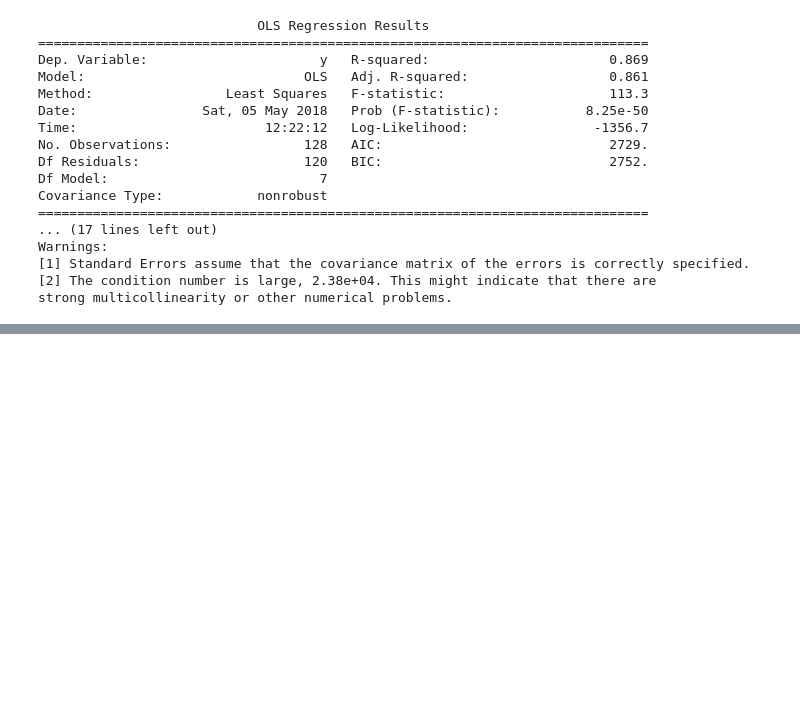
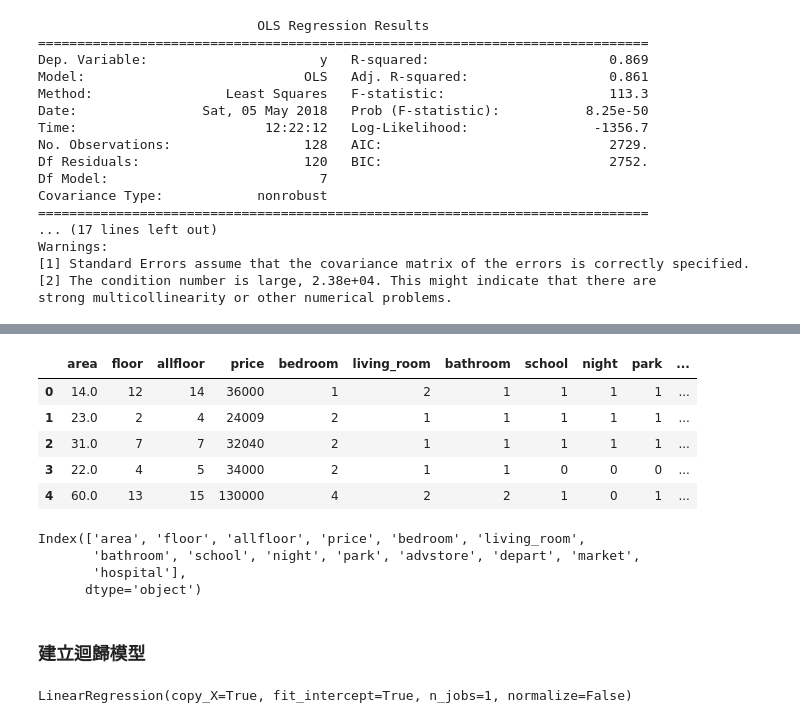
Before and after one commit to ywchiu/tibamepy, a Jupyter notebook: Demo20180505.ipynb, the cells around one changed output, grey strips where cells are left out. Drawn from its saved outputs; the diff is of its cells as text; code cells hidden in the pictures; blank space fills up the shorter version.

```diff
--- a/Demo20180505.ipynb
+++ b/Demo20180505.ipynb
@@ -253,0 +336,10 @@ strong multicollinearity or other numerical problems.
+# %%
+for col in set(living_type):
+    housedf[col] = 0
+# %%
+housedf.reset_index(inplace=True)
+# %%
+for rec in housedf.iterrows():
+    if not pandas.isnull(rec[1]['living']):
+        for field in rec[1]['living'].split(','):
+            housedf.loc[rec[0], field] = 1
@@ -253,0 +350,20 @@ strong multicollinearity or other numerical problems.
+# %%
+housedf['bedroom'] = housedf['bedroom'].astype(int)
+housedf['living_room'] = housedf['living_room'].astype(int)
+housedf['bathroom'] = housedf['bathroom'].astype(int)
+# %%
+housedf.head()
+# %% [output]
+|  | area | floor | allfloor | price | bedroom | living_room | bathroom | school | night | park | ... |
+| 0 | 14.0 | 12 | 14 | 36000 | 1 | 2 | 1 | 1 | 1 | 1 | ... |
+| 1 | 23.0 | 2 | 4 | 24009 | 2 | 1 | 1 | 1 | 1 | 1 | ... |
+| 2 | 31.0 | 7 | 7 | 32040 | 2 | 1 | 1 | 1 | 1 | 1 | ... |
+| 3 | 22.0 | 4 | 5 | 34000 | 2 | 1 | 1 | 0 | 0 | 0 | ... |
+| 4 | 60.0 | 13 | 15 | 130000 | 4 | 2 | 2 | 1 | 0 | 1 | ... |
+# %%
+housedf.columns
+# %% [output]
+Index(['area', 'floor', 'allfloor', 'price', 'bedroom', 'living_room',
+       'bathroom', 'school', 'night', 'park', 'advstore', 'depart', 'market',
+       'hospital'],
+      dtype='object')
@@ -253,0 +372,13 @@ strong multicollinearity or other numerical problems.
+# %% [markdown]
+### 建立迴歸模型
+# %%
+from sklearn.linear_model import LinearRegression
+regr=LinearRegression()
+X=housedf[['area', 'floor', 'allfloor', 'bedroom', 'living_room',
+       'bathroom', 'school', 'night', 'park', 'advstore', 'depart', 'market',
+       'hospital']]
+Y=housedf['price'].values
+
+regr.fit(X,Y)
+# %% [output]
+LinearRegression(copy_X=True, fit_intercept=True, n_jobs=1, normalize=False)
```
Also changed, not shown: parts of 27 cells of this notebook.
